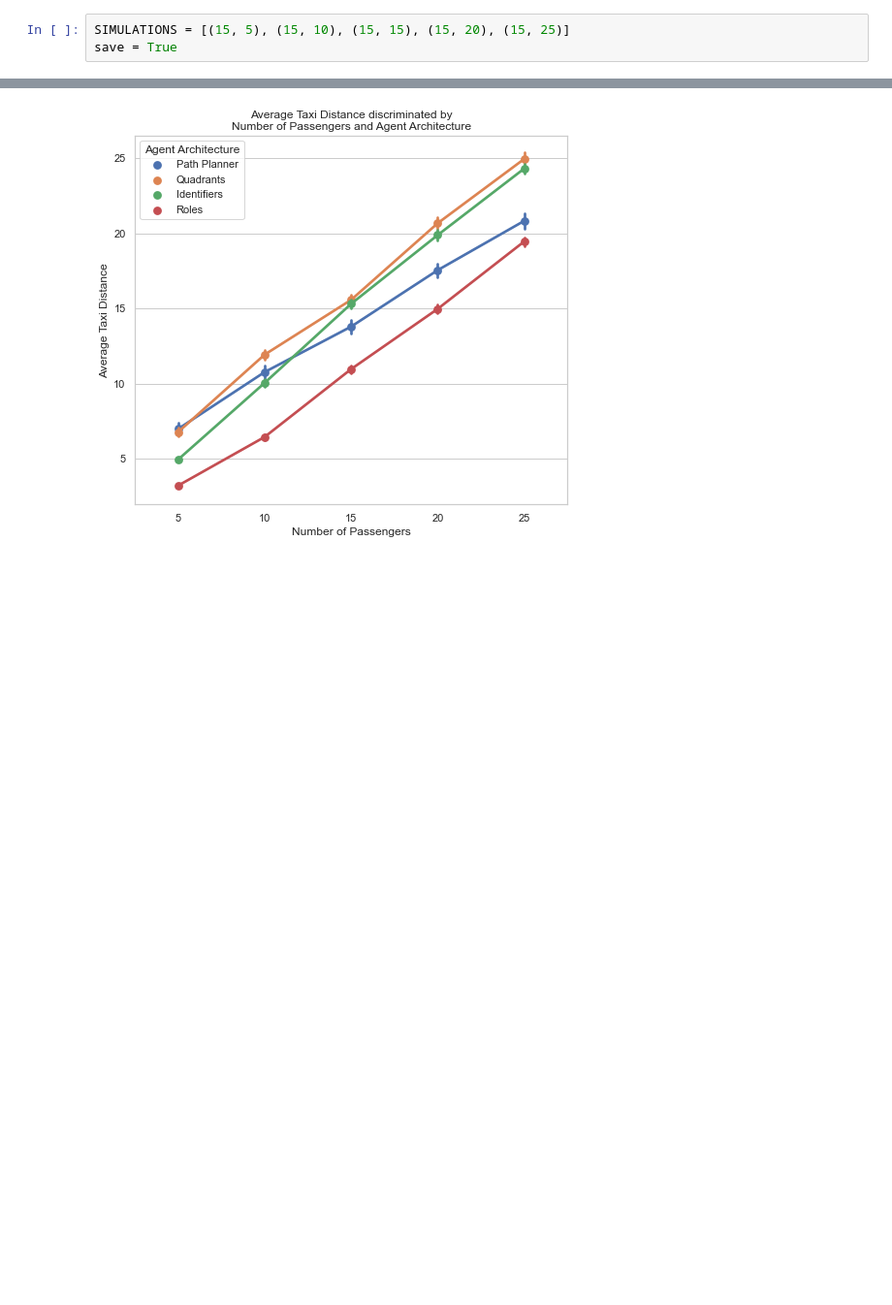
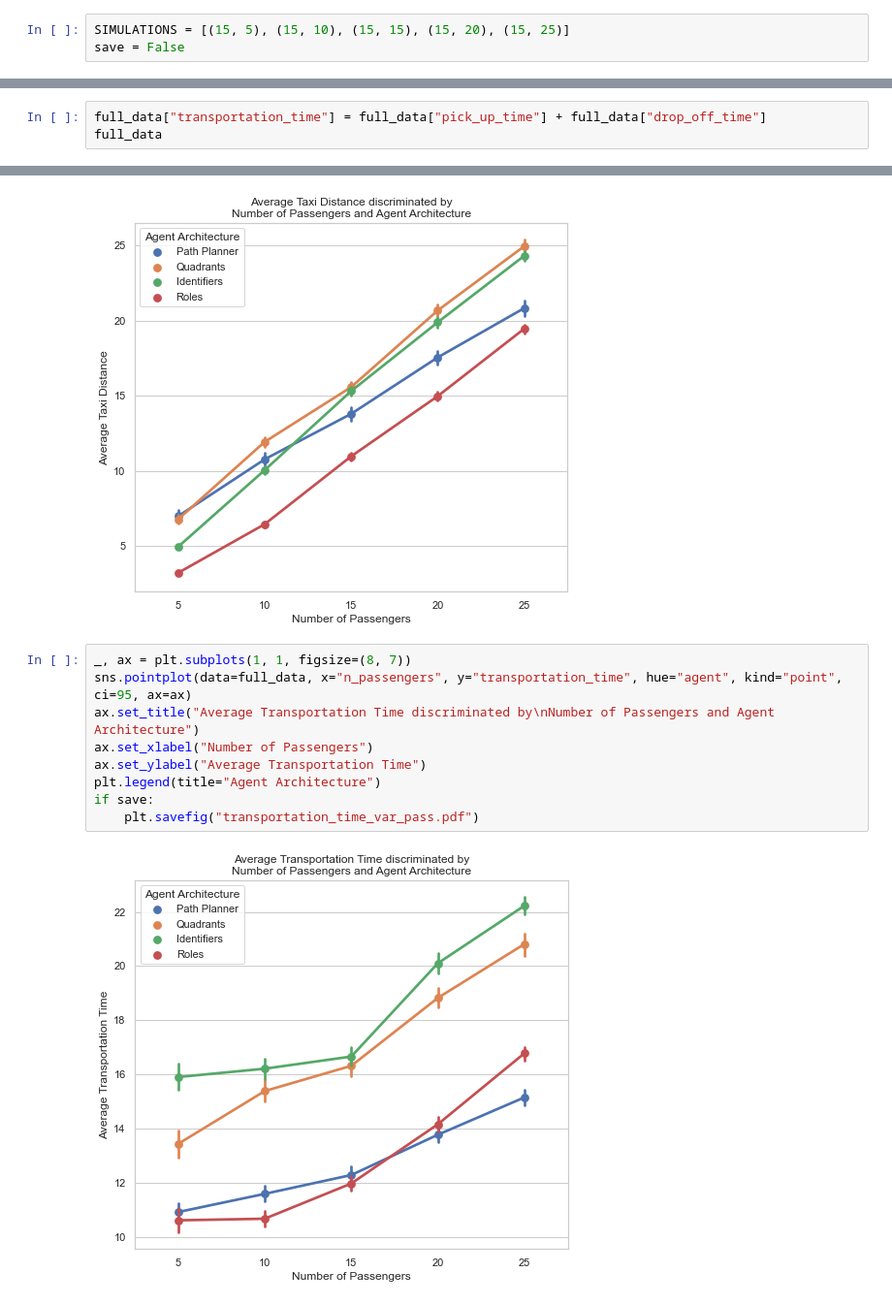
Before and after one commit to DuarteMRAlves/AASMA-2022, a Jupyter notebook: results-passengers-variations.ipynb, the cells around one changed output, grey strips where cells are left out. Shown: that part at 97% size. Drawn from its saved outputs; the diff is of its cells as text; blank space fills up the shorter version.

Commit message:
various passengers with transportation time.

```diff
--- a/results-passengers-variations.ipynb
+++ b/results-passengers-variations.ipynb
@@ -5,7 +5,7 @@ import seaborn as sns
 sns.set_theme(style="whitegrid")
 # %%
 SIMULATIONS = [(15, 5), (15, 10), (15, 15), (15, 20), (15, 25)]
-save = True
+save = False
 # %%
 def load_random_data(n_agents, n_passengers):
     path = f"metrics-Random-agents-{n_agents}-passengers-{n_passengers}.csv"
@@ -71,3 +71,6 @@ full_data
 | 1998 | 19.533333 | 6.96 | 9.64 | 25 | 38 | Roles | 15 | 25 |
 | 1999 | 20.400000 | 9.32 | 8.68 | 25 | 36 | Roles | 15 | 25 |
 2000 rows × 8 columns
+# %%
+full_data["transportation_time"] = full_data["pick_up_time"] + full_data["drop_off_time"]
+full_data
@@ -104,3 +121,14 @@ if save:
     plt.savefig("taxi_distance_var_pass.pdf")
 # %% [output]
 [figure]
+# %%
+_, ax = plt.subplots(1, 1, figsize=(8, 7))
+sns.pointplot(data=full_data, x="n_passengers", y="transportation_time", hue="agent", kind="point", ci=95, ax=ax)
+ax.set_title("Average Transportation Time discriminated by\nNumber of Passengers and Agent Architecture")
+ax.set_xlabel("Number of Passengers")
+ax.set_ylabel("Average Transportation Time")
+plt.legend(title="Agent Architecture")
+if save:
+    plt.savefig("transportation_time_var_pass.pdf")
+# %% [output]
+[figure, added]
```
Also changed, not shown: parts of 1 cell of this notebook, 1 other file.
